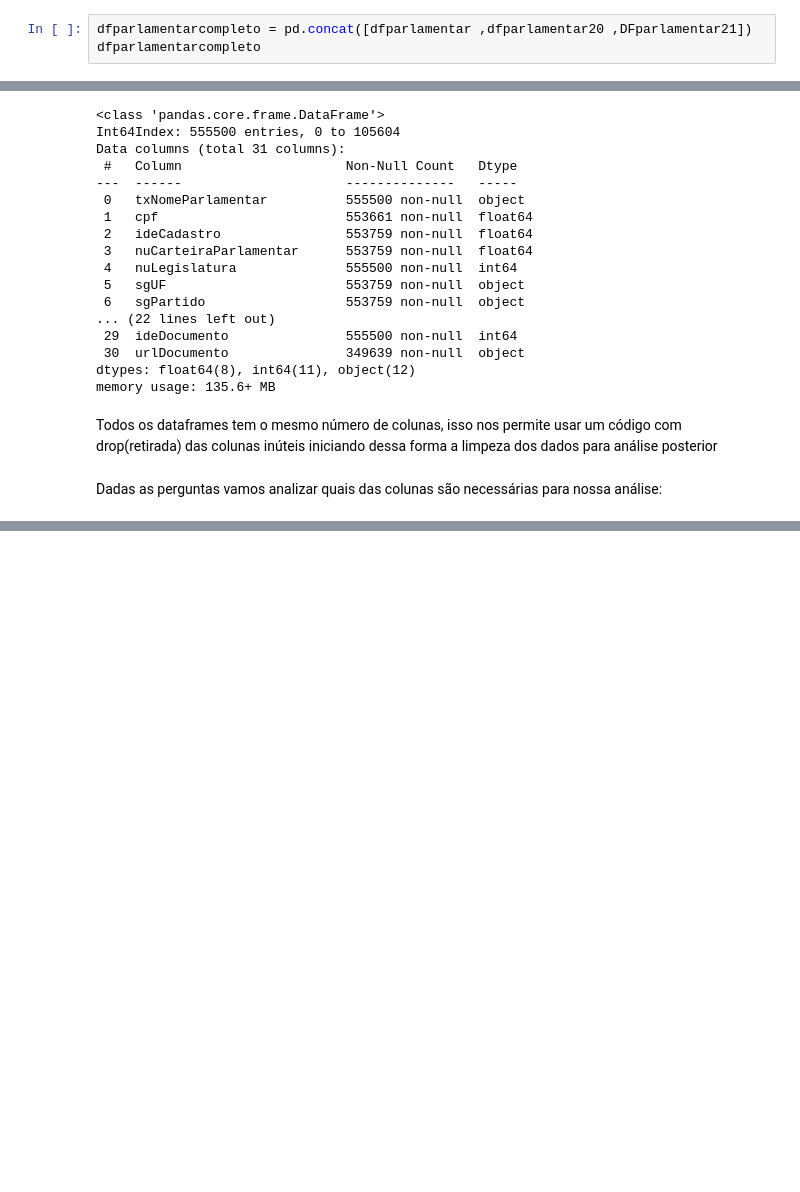
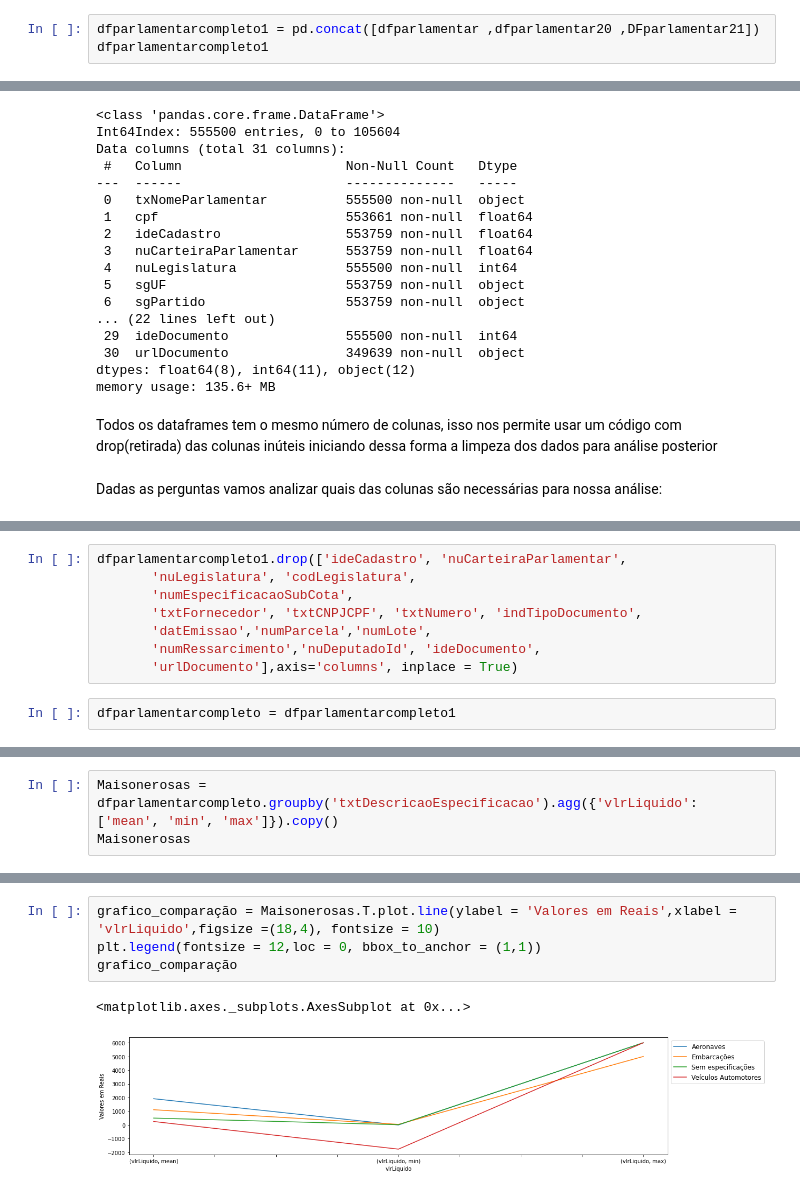
Before and after one commit to Reinaldos/Reinaldos, a Jupyter notebook: Projeto_5.ipynb, the cells around one changed output, grey strips where cells are left out. Drawn from its saved outputs; the diff is of its cells as text; blank space fills up the shorter version.

```diff
--- a/Projeto_5.ipynb
+++ b/Projeto_5.ipynb
@@ -262,8 +276,8 @@ memory usage: 25.0+ MB
 # %% [markdown]
 PODEMOS OBSERVAR QUE OS DATAFRAMES POSSUEM OS MESMOS TIPOS DE DADOS NAS MESMAS COLUNAS ISSO OS TORNA COMPATÍVEIS E NOS PERMITE UNI-LOS PARA FAZER UMA LIMPEZA MAIS PRECISA E OBJETIVA
 # %%
-dfparlamentarcompleto = pd.concat([dfparlamentar ,dfparlamentar20 ,DFparlamentar21])
-dfparlamentarcompleto
+dfparlamentarcompleto1 = pd.concat([dfparlamentar ,dfparlamentar20 ,DFparlamentar21])
+dfparlamentarcompleto1
 # %% [output]
 |  | txNomeParlamentar | cpf | ideCadastro | nuCarteiraParlamentar | nuLegislatura | sgUF | sgPartido | ... |
 | 0 | LID.GOV-CD | NaN | NaN | NaN | 2015 | NaN | NaN | ... |
@@ -334,2 +358,12 @@ Index(['txNomeParlamentar', 'sgUF', 'sgPartido', 'numSubCota', 'txtDescricao',
       dtype='object')
+# %%
+dfparlamentarcompleto1.drop(['ideCadastro', 'nuCarteiraParlamentar',
+       'nuLegislatura', 'codLegislatura',
+       'numEspecificacaoSubCota',
+       'txtFornecedor', 'txtCNPJCPF', 'txtNumero', 'indTipoDocumento',
+       'datEmissao','numParcela','numLote',
+       'numRessarcimento','nuDeputadoId', 'ideDocumento',
+       'urlDocumento'],axis='columns', inplace = True)
+# %%
+dfparlamentarcompleto = dfparlamentarcompleto1
 # %% [markdown]
@@ -356,0 +541,3 @@ memory usage: 67.8+ MB
+# %%
+Maisonerosas = dfparlamentarcompleto.groupby('txtDescricaoEspecificacao').agg({'vlrLiquido': ['mean', 'min', 'max']}).copy()
+Maisonerosas
@@ -356,0 +552,7 @@ memory usage: 67.8+ MB
+# %%
+grafico_comparação = Maisonerosas.T.plot.line(ylabel = 'Valores em Reais',xlabel = 'vlrLiquido',figsize =(18,4), fontsize = 10)
+plt.legend(fontsize = 12,loc = 0, bbox_to_anchor = (1,1))
+grafico_comparação
+# %% [output]
+<matplotlib.axes._subplots.AxesSubplot at 0x...>
+[figure, added]
```
Also changed, not shown: parts of 28 cells of this notebook.
